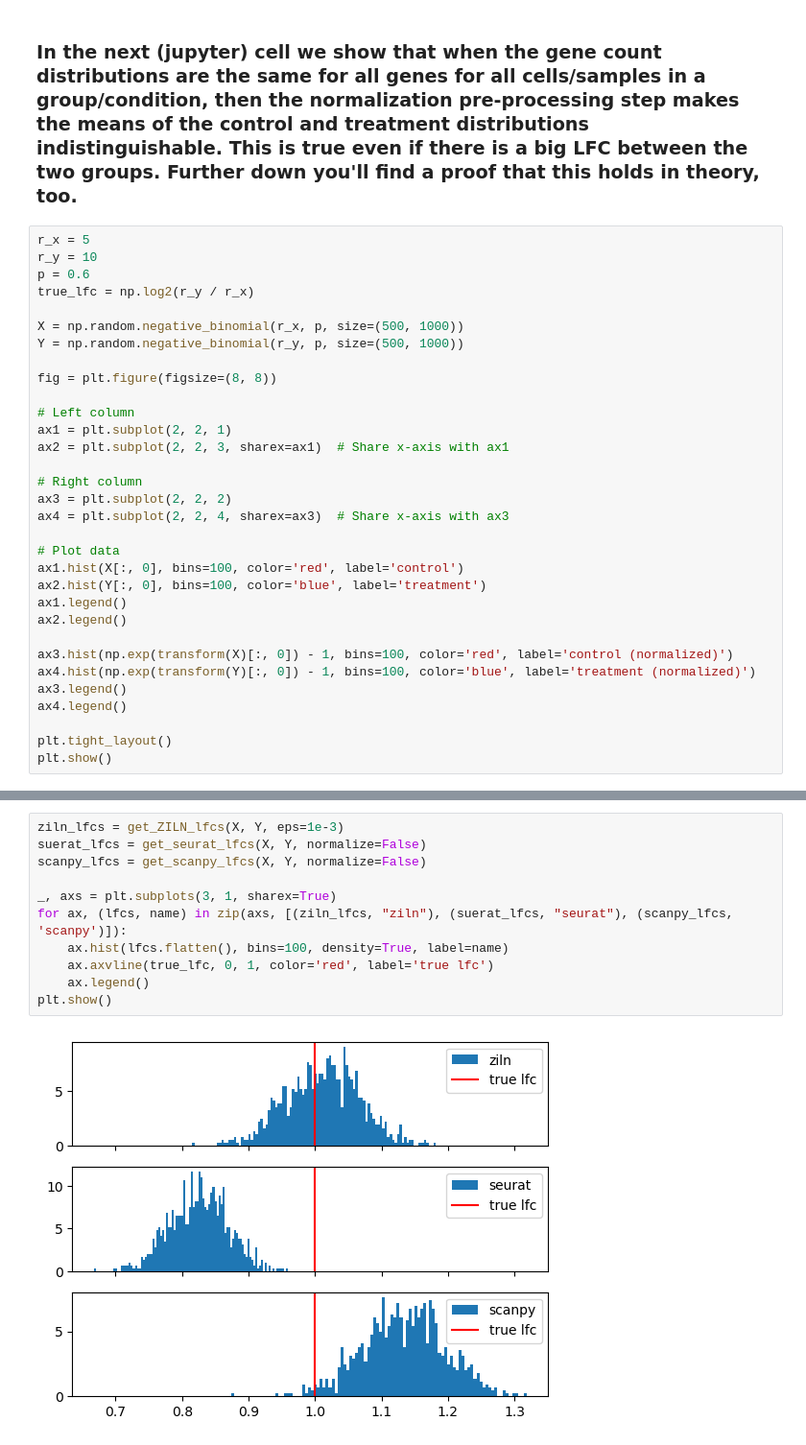
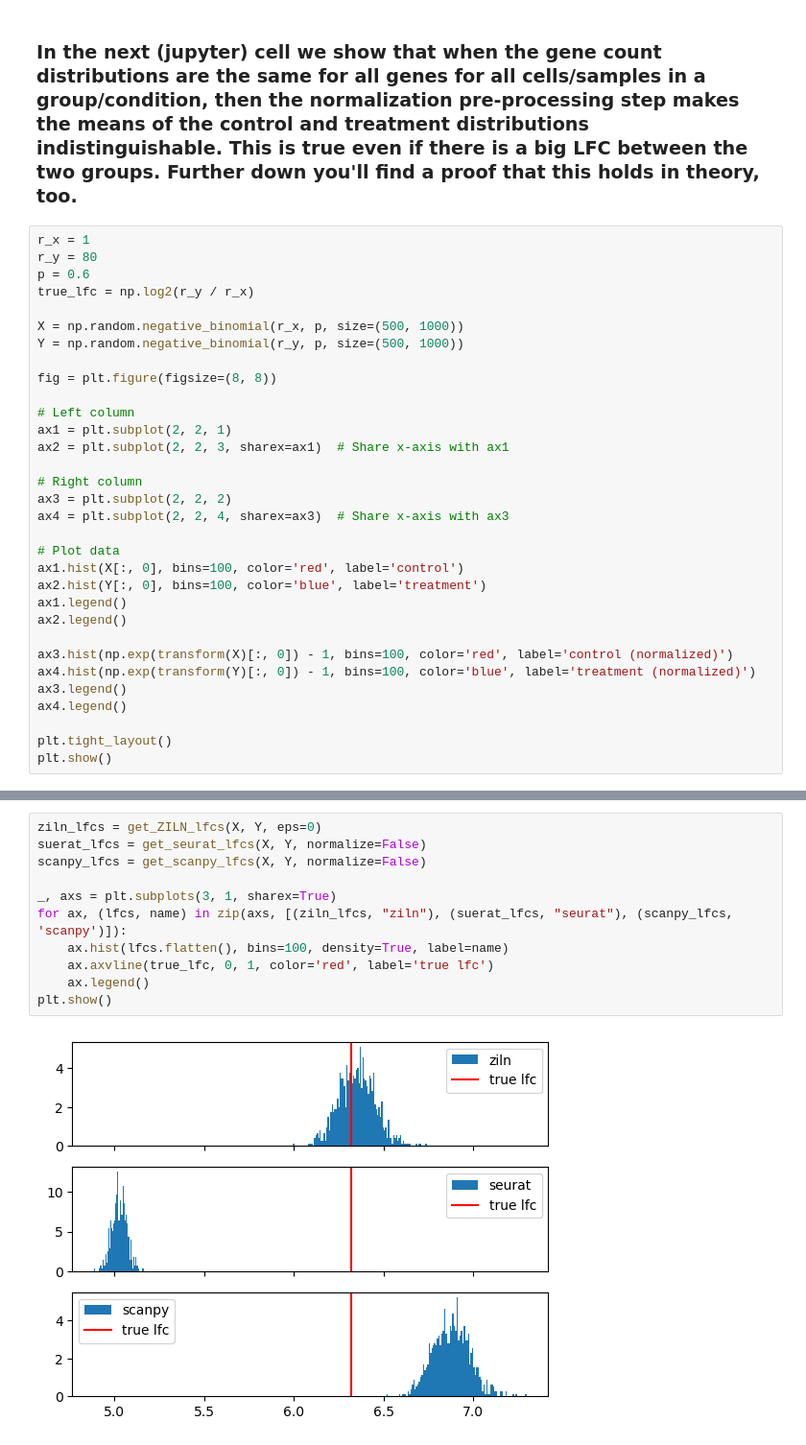
Before and after one commit to okviman/DE-ZILN, a Jupyter notebook: notebooks/test_ZILN_vs_scanpy_and_seurat.ipynb, the cells around one changed output, grey strips where cells are left out. Shown at 96% size. Drawn from its saved outputs; the diff is of its cells as text.

```diff
--- a/notebooks/test_ZILN_vs_scanpy_and_seurat.ipynb
+++ b/notebooks/test_ZILN_vs_scanpy_and_seurat.ipynb
@@ -5,8 +5,8 @@ import matplotlib.pyplot as plt
 # %% [markdown]
 ### In the next (jupyter) cell we show that when the gene count distributions are the same for all genes for all cells/samples in a group/condition, then the normalization pre-processing step makes the means of the control and treatment distributions indistinguishable. This is true even if there is a big LFC between the two groups. Further down you'll find a proof that this holds in theory, too.
 # %%
-r_x = 5
-r_y = 10
+r_x = 1
+r_y = 80
 p = 0.6
 true_lfc = np.log2(r_y / r_x)
 
@@ -98,13 +103,13 @@ As said, now we remove the normalization and observe the estimated LFCs.
 # %%
-ziln_lfcs = get_ZILN_lfcs(X, Y, eps=1e-3)
+ziln_lfcs = get_ZILN_lfcs(X, Y, eps=0)
 suerat_lfcs = get_seurat_lfcs(X, Y, normalize=False)
 scanpy_lfcs = get_scanpy_lfcs(X, Y, normalize=False)
 
 _, axs = plt.subplots(3, 1, sharex=True)
 for ax, (lfcs, name) in zip(axs, [(ziln_lfcs, "ziln"), (suerat_lfcs, "seurat"), (scanpy_lfcs, 'scanpy')]):
     ax.hist(lfcs.flatten(), bins=100, density=True, label=name)
     ax.axvline(true_lfc, 0, 1, color='red', label='true lfc')
     ax.legend()
 plt.show()
 # %% [output]
-[figure, old version]
+[figure, new version]
```
Also changed, not shown: parts of 7 cells of this notebook.
